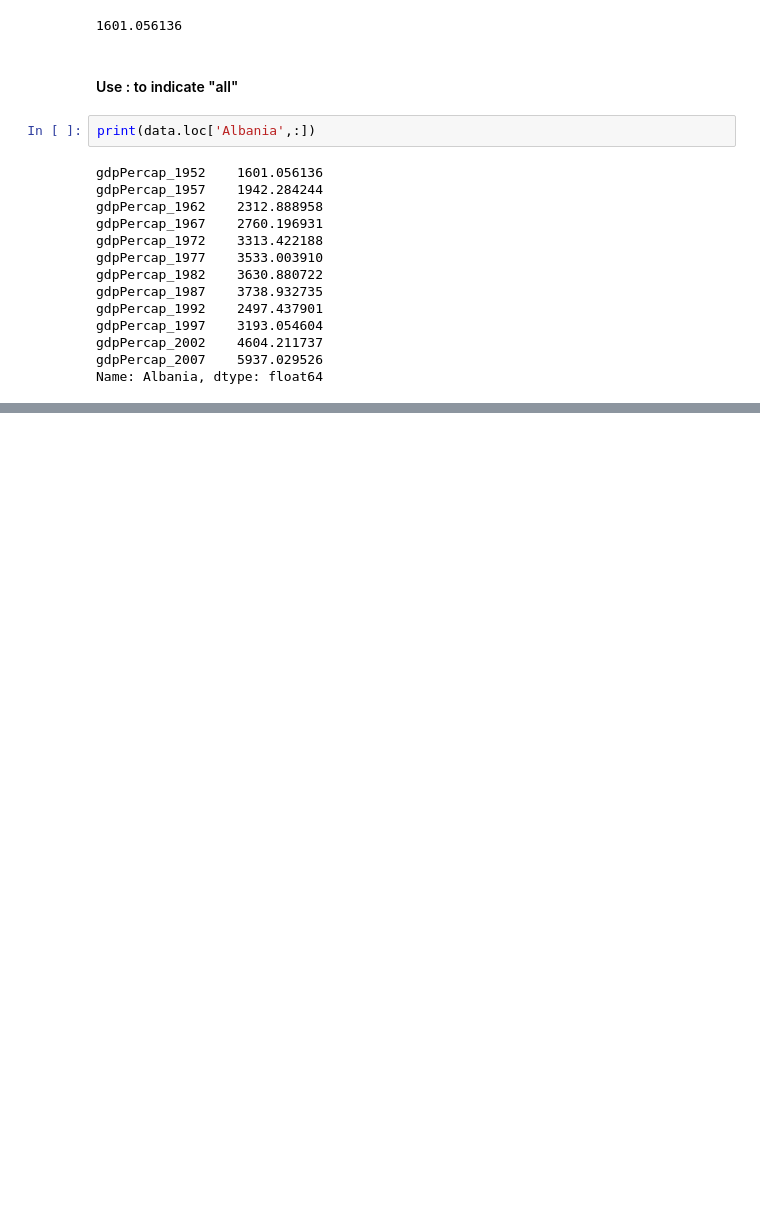
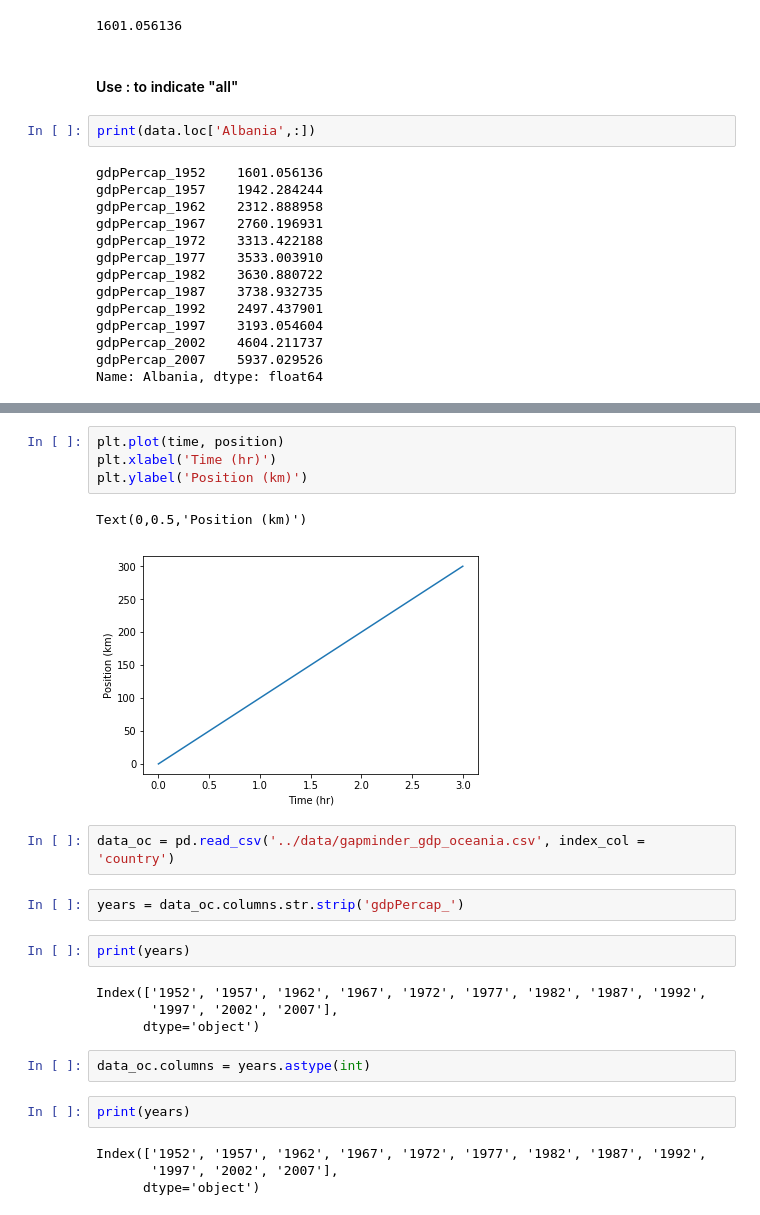
Before and after one commit to ffeli2098/Python-Day2, a Jupyter notebook: code/Day2_code.ipynb, the cells around one changed output, grey strips where cells are left out. Cells and saved outputs as stored; diff of their text form; blank space fills up the shorter version.

Commit message:
Added pyplot and plotted Oceania data

```diff
--- a/code/Day2_code.ipynb
+++ b/code/Day2_code.ipynb
@@ -74,0 +89,25 @@ Name: Albania, dtype: float64
+# %%
+plt.plot(time, position)
+plt.xlabel('Time (hr)')
+plt.ylabel('Position (km)')
+# %% [output]
+Text(0,0.5,'Position (km)')
+[figure, added]
+# %%
+data_oc = pd.read_csv('../data/gapminder_gdp_oceania.csv', index_col = 'country')
+# %%
+years = data_oc.columns.str.strip('gdpPercap_')
+# %%
+print(years)
+# %% [output]
+Index(['1952', '1957', '1962', '1967', '1972', '1977', '1982', '1987', '1992',
+       '1997', '2002', '2007'],
+      dtype='object')
+# %%
+data_oc.columns = years.astype(int)
+# %%
+print(years)
+# %% [output]
+Index(['1952', '1957', '1962', '1967', '1972', '1977', '1982', '1987', '1992',
+       '1997', '2002', '2007'],
+      dtype='object')
```
Also changed, not shown: parts of 6 cells of this notebook.
